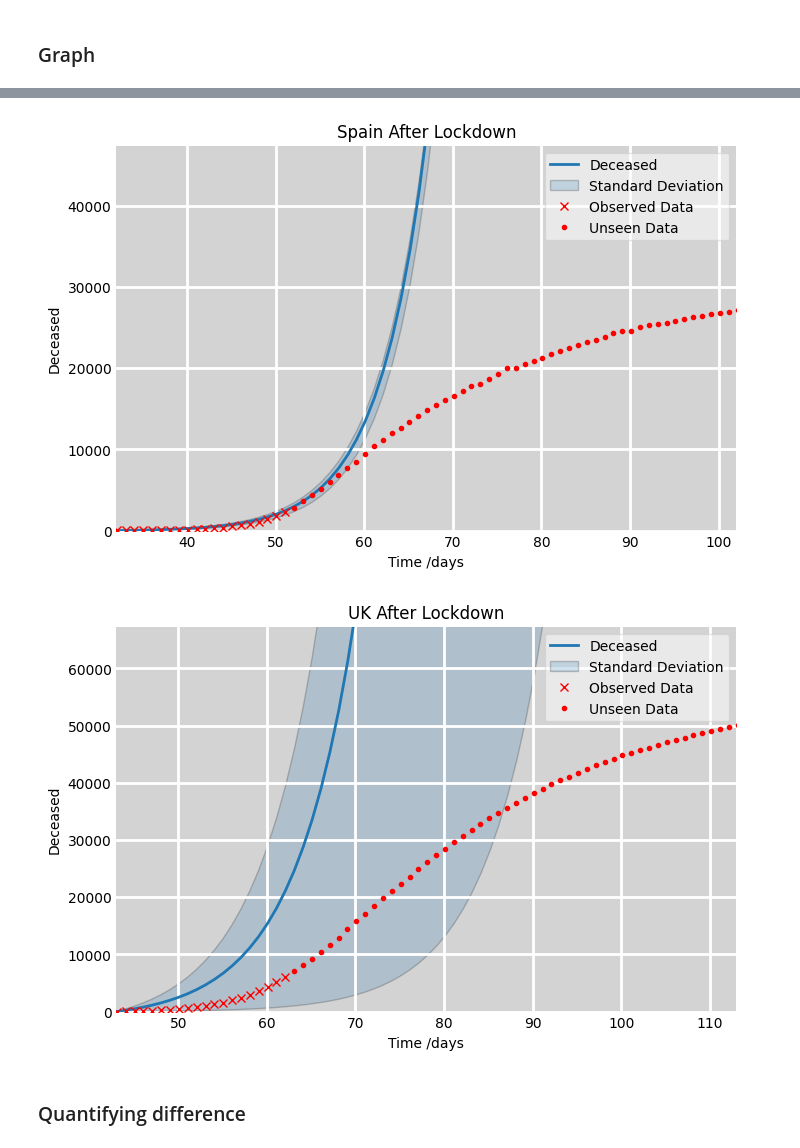
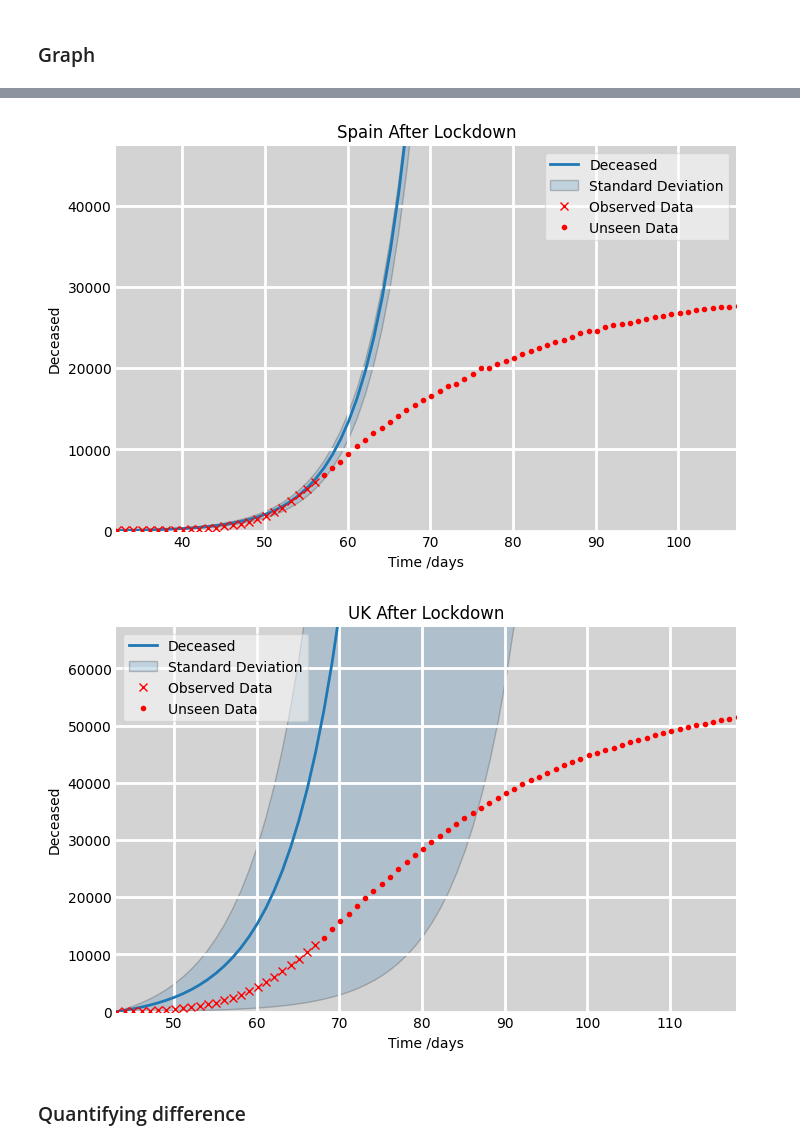
Before and after one commit to zenodea/MCMC_parameter_estimation, a Jupyter notebook: Data Analysis/sird.ipynb, the cells around one changed output, grey strips where cells are left out. Drawn from its saved outputs; the diff is of its cells as text; code cells hidden in the pictures.

```diff
--- a/Data Analysis/sird.ipynb
+++ b/Data Analysis/sird.ipynb
@@ -33,6 +33,15 @@ def getSIRD(tf, N, i0, beta, gamma, rho, sd):
     ret = odeint(deriv, y0, t, args=(N, beta, gamma, rho))
     S, I, R, D = ret.T
 
+    D = []
+    dead = 0
+    s0 = N-i0
+    k = i0/s0
+    for time in range(tf):
+        dead += rho*(i0*(1+k)**(beta/(beta-(gamma+rho)))*(1+k*math.e**(beta-(gamma+rho))*time)**-(beta/(beta-(gamma+rho)))*math.e**((beta-(gamma+rho))*(time)))
+        D.append(dead)
+    D = np.array(D)
+
     # SD SIR equation
     ret = odeint(deriv, y0, t, args=(N, beta-sd[0], gamma-sd[1], rho-sd[2]))
     Sm, Im, Rm, Dm = ret.T
@@ -203,10 +237,10 @@ for country in country_names:
     sird = getSIRD(60,pop, df_parameters.loc[3][1],df_parameters.loc[0][1],df_parameters.loc[1][1],df_parameters.loc[2][1], [df_parameters.loc[0][2], df_parameters.loc[1][2], df_parameters.loc[2][2]] )
 
     obs_deaths = df_observed_data["cumDeath"].tolist()
-    obs_deaths = obs_deaths[startDate[0]-10:startDate[0]]
+    obs_deaths = obs_deaths[startDate[0]-9:startDate[0]]
 
     pred_deaths = sird[3]
-    pred_deaths = pred_deaths[0:10]
+    pred_deaths = pred_deaths[0:9]
 
     r2 = r2_score(obs_deaths, pred_deaths)
     rmse =  np.sqrt(mean_squared_log_error(obs_deaths, pred_deaths))
@@ -253,10 +287,10 @@ for country in country_names:
     sird = getSIRD(30,pop, df_param.loc[3][1],df_param.loc[0][1],df_param.loc[1][1],df_param.loc[2][1], [df_param.loc[0][2], df_param.loc[1][2], df_param.loc[2][2]] )
 
     deaths = df_real["cumDeath"].tolist()
-    deaths = deaths[startDate[0]-10:startDate[0]+10]
+    deaths = deaths[startDate[0]-9:startDate[0]+10]
 
     deaths_predicted = sird[3]
-    deaths_predicted = deaths_predicted[0:20]
+    deaths_predicted = deaths_predicted[0:19]
 
     r2 = r2_score(deaths, deaths_predicted)
     rmse =  np.sqrt(mean_squared_log_error(deaths, deaths_predicted))
@@ -293,9 +327,9 @@ for country in country_names:
 
     # before
     obvData_start = timeTot(firstDate,startDate)-10
-    obvData_end = timeTot(firstDate,addTime(startDate,0))
+    obvData_end = timeTot(firstDate,addTime(startDate,5))
     df = pd.read_csv('mcmc_data/'+country+"/fLock_before.csv")
-    graph = plotSIRD(ax1,50, pop, df.loc[3][1], df.loc[0][1], df.loc[1][1], df.loc[2][1], [0,pop/1000], [obvData_start,obvData_end+40], [df.loc[0][2], df.loc[1][2], df.loc[2][2]], timeTot(firstDate,startDate)-10, False)
+    graph = plotSIRD(ax1,50, pop, df.loc[3][1], df.loc[0][1], df.loc[1][1], df.loc[2][1], [0,pop/1000], [obvData_start,obvData_end+40], [df.loc[0][2], df.loc[1][2], df.loc[2][2]], timeTot(firstDate,startDate)-9, False)
     ax1.set_title(country + " Before Lockdown")
     final_graph =plotRealData(ax1, realData, obvData_start, obvData_end, graph,0)
     plt.savefig('results/first_q/'+country+'.png')
@@ -321,7 +355,7 @@ for country in country_names:
 
     # before
     obvData_start = timeTot(firstDate,startDate)-10
-    obvData_end = timeTot(firstDate,addTime(startDate,10))
+    obvData_end = timeTot(firstDate,addTime(startDate,15))
     df = pd.read_csv('mcmc_data/'+country+"/fLock_after.csv")
     graph = plotSIRD(ax1,200, pop, df.loc[3][1], df.loc[0][1], df.loc[1][1], df.loc[2][1], [0,pop/1000], [obvData_start,obvData_end+50], [df.loc[0][2], df.loc[1][2], df.loc[2][2]], timeTot(firstDate,startDate)-10, False)
     sird_deaths[country] = {
@@ -339,5 +373,5 @@ for country in country_names:
-[figure, old version]
+[figure, new version]
-[figure, old version]
+[figure, new version]
 # %% [markdown]
 ### Quantifying difference
 # %%
```
Also changed, not shown: parts of 6 cells of this notebook, 21 other files.
